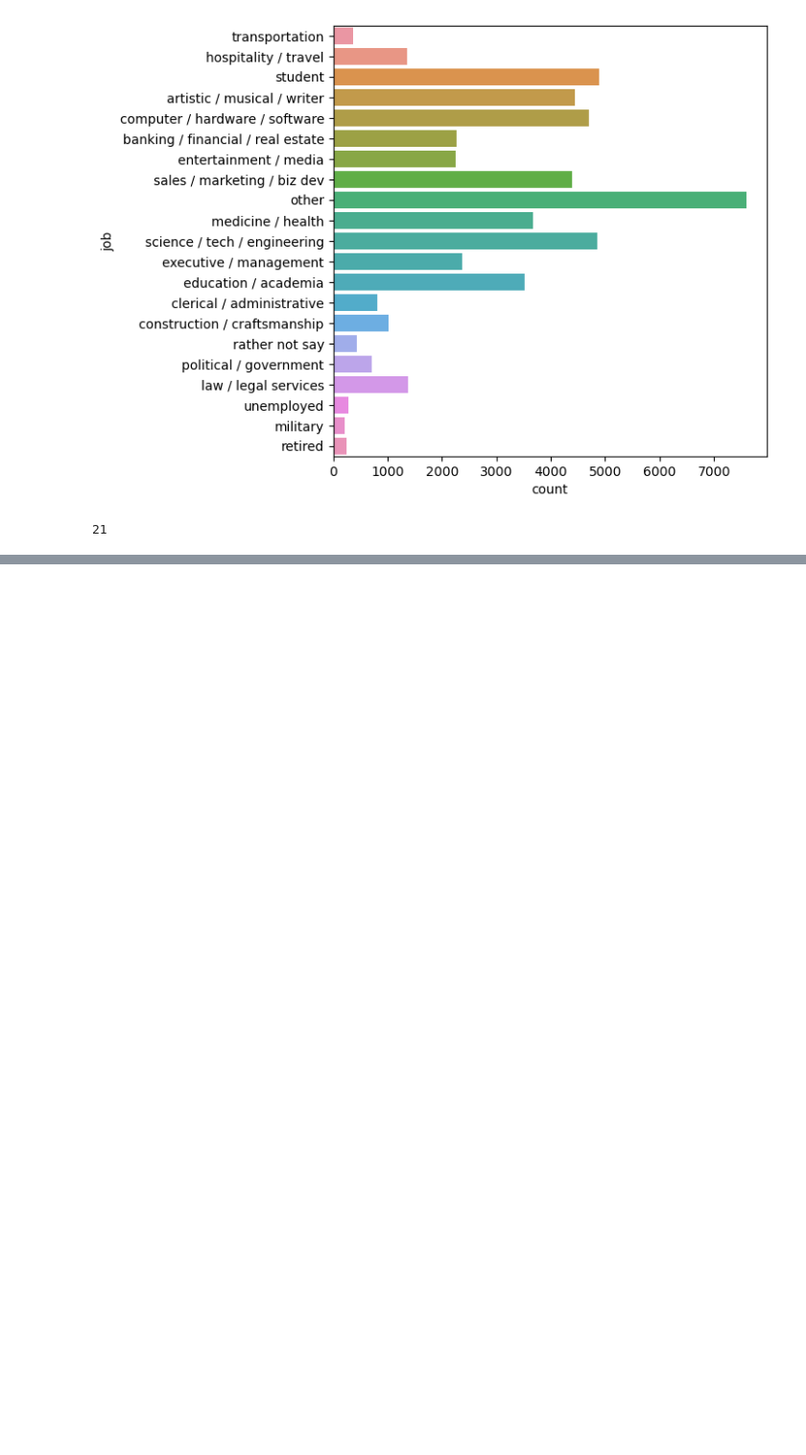
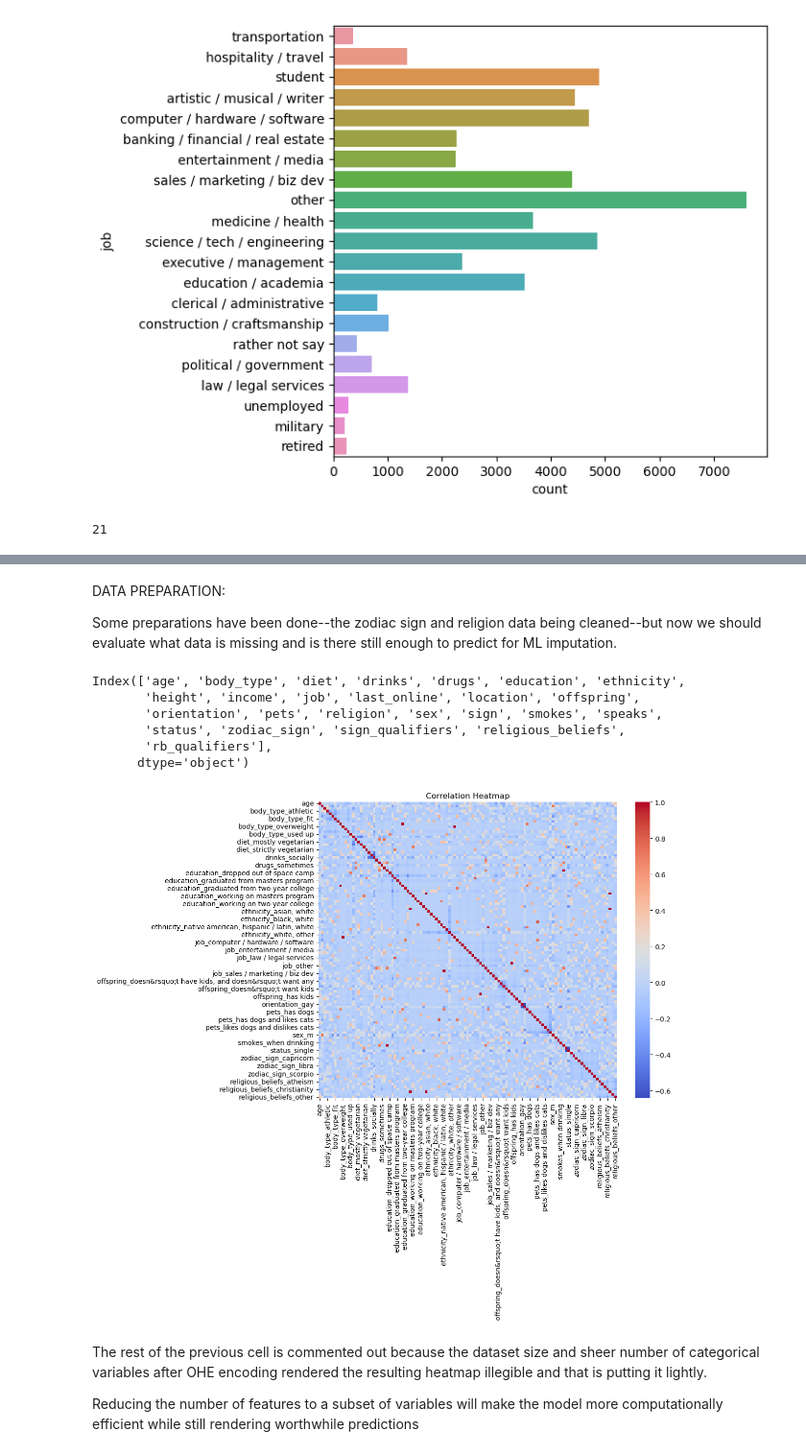
Before and after one commit to StephPad11/OKCupid-Project, a Jupyter notebook: date-a-scientist.ipynb, the cells around one changed output, grey strips where cells are left out. Shown at 96% size. Saved outputs shown, nothing was run; the diff lists cells and outputs as text; code cells hidden in the pictures; blank space fills up the shorter version.

```diff
--- a/date-a-scientist.ipynb
+++ b/date-a-scientist.ipynb
@@ -287,0 +338,51 @@ print(profiles.job.nunique())
+# %% [markdown]
+DATA PREPARATION:
+
+Some preparations have been done--the zodiac sign and religion data being cleaned--but now we should evaluate what data is missing and is there still enough to predict for ML imputation.
+# %%
+# Finding features with largest amount of NaN values and consolidating the dataset
+# into the columns believed to be good predictors for astrological signs.
+profiles.isnull().sum()
+
+# Remove the columns of essay responses to create a correlation matrix of just the
+# continuous and descrete variables
+essay_responses = [f'essay{i}' for i in range(10)]
+profiles_no_essay = profiles.drop(columns = essay_responses)
+print(profiles_no_essay.columns)
+# Now we still have duplicate columns for zodiac signs, religions, and the qualifiers
+# attached to those values.  We should drop both original religion, and zodiac signs
+# and the qualifier columns.
+
+# Drop 'sign' 'religion' 'sign_qualifiers' 'rb_qualifiers' 'last_online' 'location' 'speaks'
+duplicates = ['sign', 'religion', 'sign_qualifiers', 'rb_qualifiers','last_online', 'location', 'speaks']
+profiles_clean = profiles_no_essay.drop(columns = duplicates)
+
+# Drop rows with NaN values
+profiles_dropped = profiles_clean.dropna()
+
+# Sample 105 of the data
+profiles_sampled = profiles_dropped.sample(frac = 0.01, random_state = 1)
+
+# One-hot encode categorical variables
+profiles_encoded = pd.get_dummies(profiles_sampled, drop_first=True)
+
+# Calculate the correlation matrix
+correlation_matrix = profiles_encoded.corr()
+
+# Create heatmap to evaluate which features are redundant
+plt.figure(figsize = (10, 8))
+sns.heatmap(correlation_matrix, annot = False, cmap = 'coolwarm', fmt = '.2f')
+plt.title('Correlation Heatmap')
+plt.show()
+# %% [output]
+Index(['age', 'body_type', 'diet', 'drinks', 'drugs', 'education', 'ethnicity',
+       'height', 'income', 'job', 'last_online', 'location', 'offspring',
+       'orientation', 'pets', 'religion', 'sex', 'sign', 'smokes', 'speaks',
+       'status', 'zodiac_sign', 'sign_qualifiers', 'religious_beliefs',
+       'rb_qualifiers'],
+      dtype='object')
+[figure, added]
+# %% [markdown]
+The rest of the previous cell is commented out because the dataset size and sheer number of categorical variables after OHE encoding rendered the resulting heatmap illegible and that is putting it lightly.
+
+Reducing the number of features to a subset of variables will make the model more computationally efficient while still rendering worthwhile predictions
```
Also changed, not shown: parts of 3 cells of this notebook.
